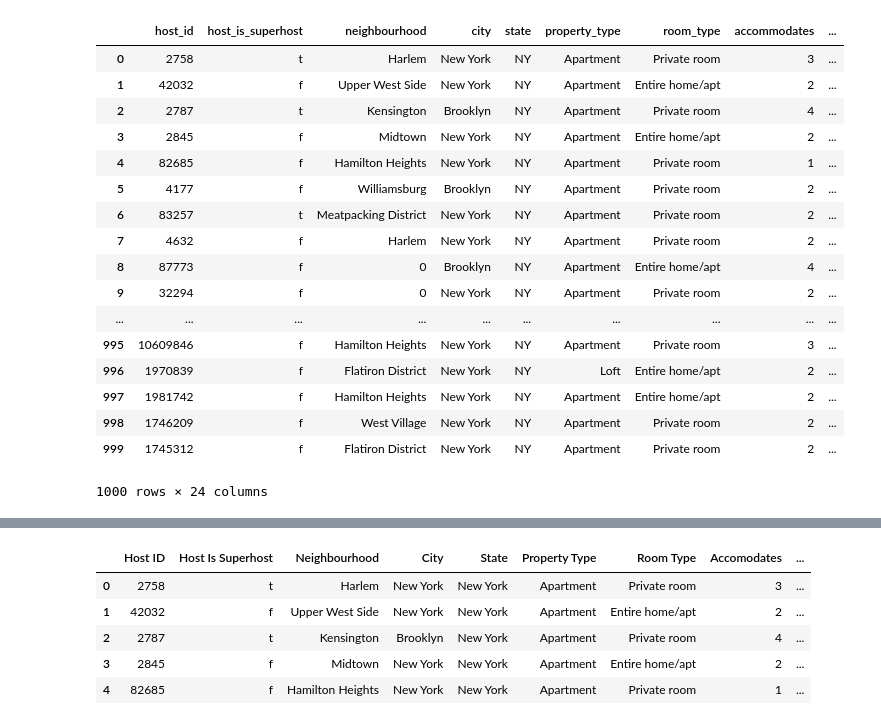
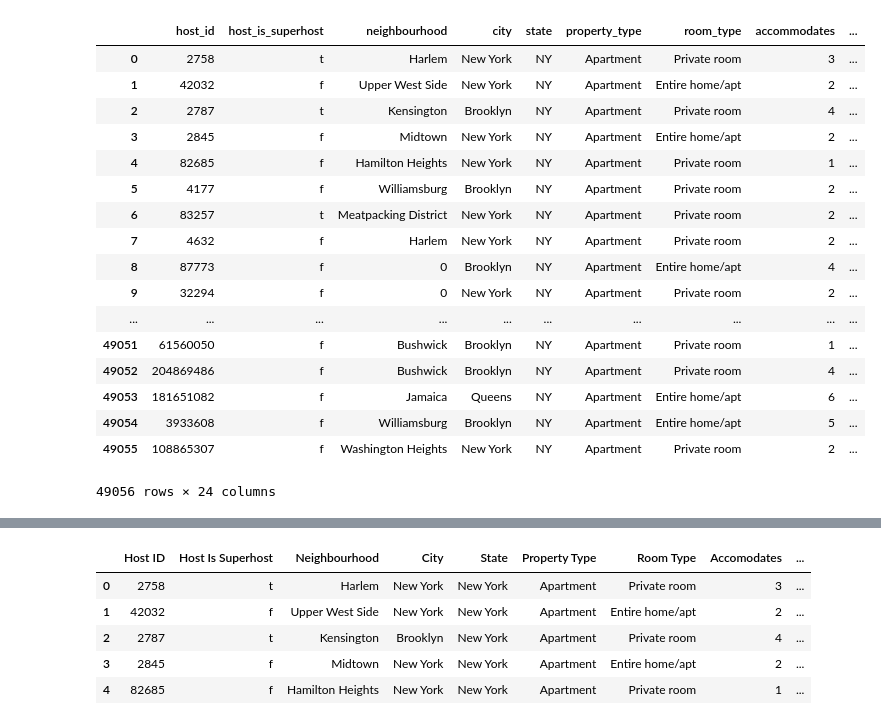
Before and after one commit to areselian/Project1_Group2, a Jupyter notebook: NYC Airbnb Listing Analysis.ipynb, the cells around one changed output, grey strips where cells are left out. Cells and saved outputs as stored; diff of their text form; code cells hidden in the pictures.

```diff
--- a/NYC Airbnb Listing Analysis.ipynb
+++ b/NYC Airbnb Listing Analysis.ipynb
@@ -11,17 +11,17 @@ from collections import Counter
 import seaborn as sns
 from matplotlib.ticker import StrMethodFormatter
 # %%
-data_complete = pd.read_csv('NYC_listings.csv', nrows=1000, error_bad_lines=False)
+data_complete = pd.read_csv('ny_listing_2018.csv.gz')
 data_complete.fillna(0, inplace=True)
 
-price = data_complete['price']
-prices=[]
+# price = data_complete['price']
+# prices=[]
 
-for p in price:
-    p=float(p[1:].replace(',',''))
-    prices.append(p)
+# for p in price:
+#     p=float(p[1:].replace(',',''))
+#     prices.append(p)
 
-data_complete['price']=prices
+# data_complete['price']=prices
 
 data_complete = pd.DataFrame(data_complete)
 data_complete
@@ -77,31 +68,31 @@ data_complete.loc[data_complete['beds'].isnull(),'beds']='Not Specified'
 # %%
 #Create a df from columns need for analysis
 NYC_listing_df = data_complete[['host_id','host_is_superhost',
                                 'neighbourhood','city','state','property_type',
-                                'room_type','accommodates','bathrooms','bedrooms','neighbourhood_cleansed',
+                                'room_type','accommodates','bathrooms','bedrooms','neighbourhood_group_cleansed',
                                 'beds','bed_type','amenities','square_feet','price','host_total_listings_count',
                                'availability_30', 'availability_60','availability_90', 'availability_365',
                                'number_of_reviews', 'review_scores_rating', 'review_scores_value']]
 NYC_listing_df
 # %% [output]
 |  | host_id | host_is_superhost | neighbourhood | city | state | property_type | room_type | accommodates | ... |
 | 0 | 2758 | t | Harlem | New York | NY | Apartment | Private room | 3 | ... |
 | 1 | 42032 | f | Upper West Side | New York | NY | Apartment | Entire home/apt | 2 | ... |
 | 2 | 2787 | t | Kensington | Brooklyn | NY | Apartment | Private room | 4 | ... |
 | 3 | 2845 | f | Midtown | New York | NY | Apartment | Entire home/apt | 2 | ... |
 | 4 | 82685 | f | Hamilton Heights | New York | NY | Apartment | Private room | 1 | ... |
 | 5 | 4177 | f | Williamsburg | Brooklyn | NY | Apartment | Private room | 2 | ... |
 | 6 | 83257 | t | Meatpacking District | New York | NY | Apartment | Private room | 2 | ... |
 | 7 | 4632 | f | Harlem | New York | NY | Apartment | Private room | 2 | ... |
 | 8 | 87773 | f | 0 | Brooklyn | NY | Apartment | Entire home/apt | 4 | ... |
 | 9 | 32294 | f | 0 | New York | NY | Apartment | Private room | 2 | ... |
 | ... | ... | ... | ... | ... | ... | ... | ... | ... | ... |
-| 995 | 10609846 | f | Hamilton Heights | New York | NY | Apartment | Private room | 3 | ... |
-| 996 | 1970839 | f | Flatiron District | New York | NY | Loft | Entire home/apt | 2 | ... |
-| 997 | 1981742 | f | Hamilton Heights | New York | NY | Apartment | Entire home/apt | 2 | ... |
-| 998 | 1746209 | f | West Village | New York | NY | Apartment | Private room | 2 | ... |
-| 999 | 1745312 | f | Flatiron District | New York | NY | Apartment | Private room | 2 | ... |
+| 49051 | 61560050 | f | Bushwick | Brooklyn | NY | Apartment | Private room | 1 | ... |
+| 49052 | 204869486 | f | Bushwick | Brooklyn | NY | Apartment | Private room | 4 | ... |
+| 49053 | 181651082 | f | Jamaica | Queens | NY | Apartment | Entire home/apt | 6 | ... |
+| 49054 | 3933608 | f | Williamsburg | Brooklyn | NY | Apartment | Entire home/apt | 5 | ... |
+| 49055 | 108865307 | f | Washington Heights | New York | NY | Apartment | Private room | 2 | ... |
-1000 rows × 24 columns
+49056 rows × 24 columns
 # %%
 # df.Num_of_employees = df.Num_of_employees.replace({"10-Jan": "1-10",
 #                                                    "Nov-50": "11-50"})
```
Also changed, not shown: parts of 39 cells of this notebook, 11 other files.
